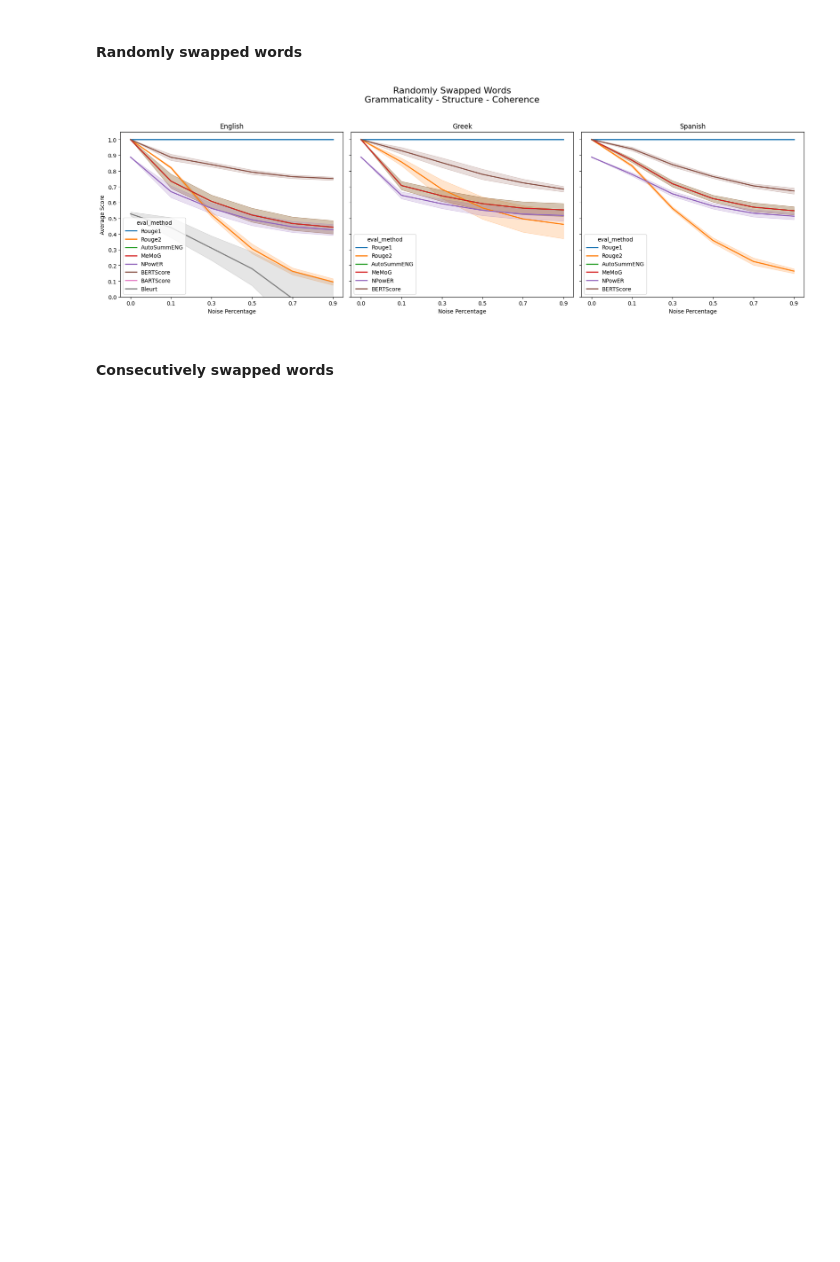
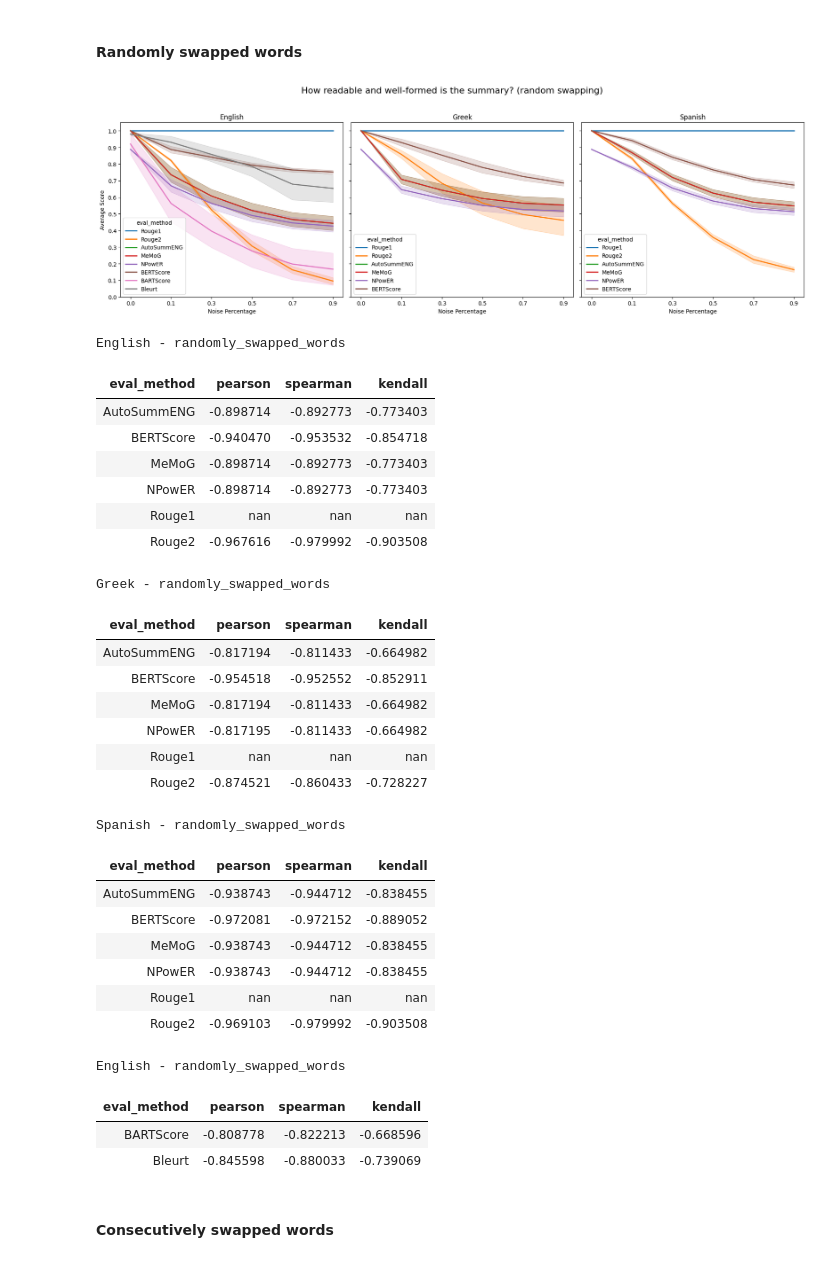
Before and after one commit to stefsyrsiri/financial-summarization-meta-evaluation, a Jupyter notebook: analysis.ipynb, the cells around one changed output. Cells and saved outputs as stored; diff of their text form; code cells hidden in the pictures; blank space fills up the shorter version.

```diff
--- a/analysis.ipynb
+++ b/analysis.ipynb
@@ -515,31 +564,38 @@ en.loc[(en['variant_type'] == 'deleted_words') & (df['eval_method'] == 'Rouge2')
 # %% [markdown]
 #### Randomly swapped words
-# %%
-fig, axes = plt.subplots(1, 3, figsize=(18, 6), sharey=True)
-
-for ax, df, lang in zip(axes, dfs, languages):
-
-    sns.lineplot(
-        data=df[(df['variant_type'] == 'randomly_swapped_words') | (df['variant_type'] == 'source')],
-        x='noise_percentage',
-        y='score',
-        hue='eval_method',
-        linewidth=2,
-        estimator=np.mean,
-        errorbar='sd',
-        ax=ax
-    )
-
-    ax.set_title(f'{lang}')
-    ax.set_xlabel('Noise Percentage')
-    ax.set_ylabel('Average Score' if lang == 'English' else '')  # Only left plot shows y label
-    ax.set_ylim(0, 1.05)
-    ax.set_yticks(np.arange(0.0, 1.1, step=0.1))
-
-fig.suptitle('Randomly Swapped Words\nGrammaticality - Structure - Coherence', fontsize=16)
-plt.tight_layout(rect=[0, 0, 1, 0.95])
-plt.show()
-# %% [output]
-[figure, removed]
+# %%
+plot_scores(dfs=dfs, title='How readable and well-formed is the summary? (random swapping)', noise_variant='randomly_swapped_words')
+t_corr_all(df=final_corr, noise_variant='randomly_swapped_words')
+t_corr(df=final_corr, noise_variant='randomly_swapped_words', lang='English', lang_specific=True)
+# %% [output]
+[figure, added]
+English - randomly_swapped_words
+| eval_method | pearson | spearman | kendall |
+| AutoSummENG | -0.898714 | -0.892773 | -0.773403 |
+| BERTScore | -0.940470 | -0.953532 | -0.854718 |
+| MeMoG | -0.898714 | -0.892773 | -0.773403 |
+| NPowER | -0.898714 | -0.892773 | -0.773403 |
+| Rouge1 | nan | nan | nan |
+| Rouge2 | -0.967616 | -0.979992 | -0.903508 |
+Greek - randomly_swapped_words
+| eval_method | pearson | spearman | kendall |
+| AutoSummENG | -0.817194 | -0.811433 | -0.664982 |
+| BERTScore | -0.954518 | -0.952552 | -0.852911 |
+| MeMoG | -0.817194 | -0.811433 | -0.664982 |
+| NPowER | -0.817195 | -0.811433 | -0.664982 |
+| Rouge1 | nan | nan | nan |
+| Rouge2 | -0.874521 | -0.860433 | -0.728227 |
+Spanish - randomly_swapped_words
+| eval_method | pearson | spearman | kendall |
+| AutoSummENG | -0.938743 | -0.944712 | -0.838455 |
+| BERTScore | -0.972081 | -0.972152 | -0.889052 |
+| MeMoG | -0.938743 | -0.944712 | -0.838455 |
+| NPowER | -0.938743 | -0.944712 | -0.838455 |
+| Rouge1 | nan | nan | nan |
+| Rouge2 | -0.969103 | -0.979992 | -0.903508 |
+English - randomly_swapped_words
+| eval_method | pearson | spearman | kendall |
+| BARTScore | -0.808778 | -0.822213 | -0.668596 |
+| Bleurt | -0.845598 | -0.880033 | -0.739069 |
 # %% [markdown]
 #### Consecutively swapped words
```
Also changed, not shown: parts of 41 cells of this notebook.
